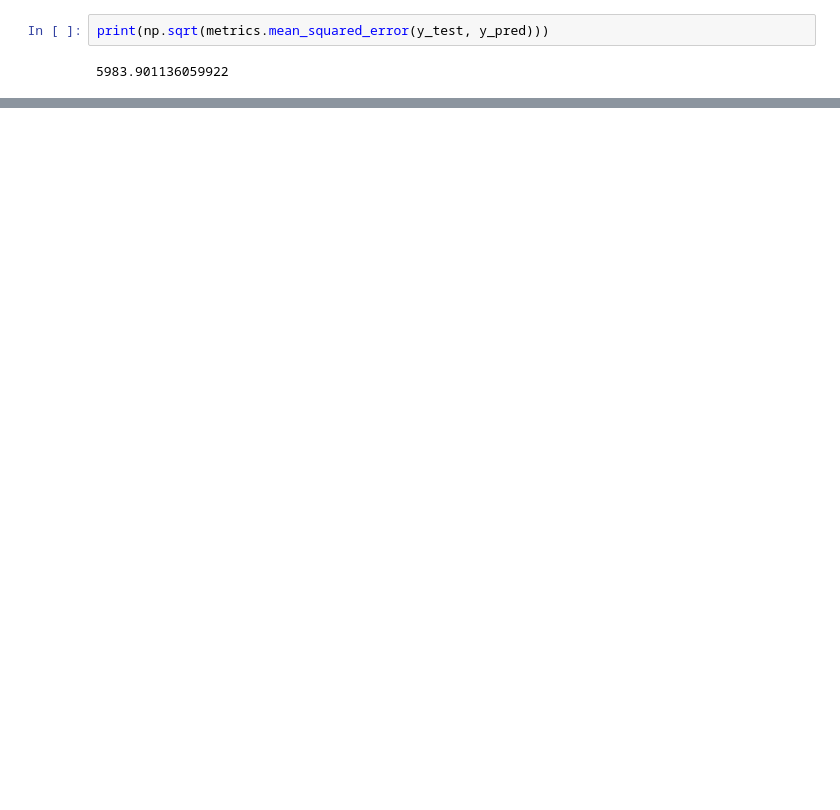
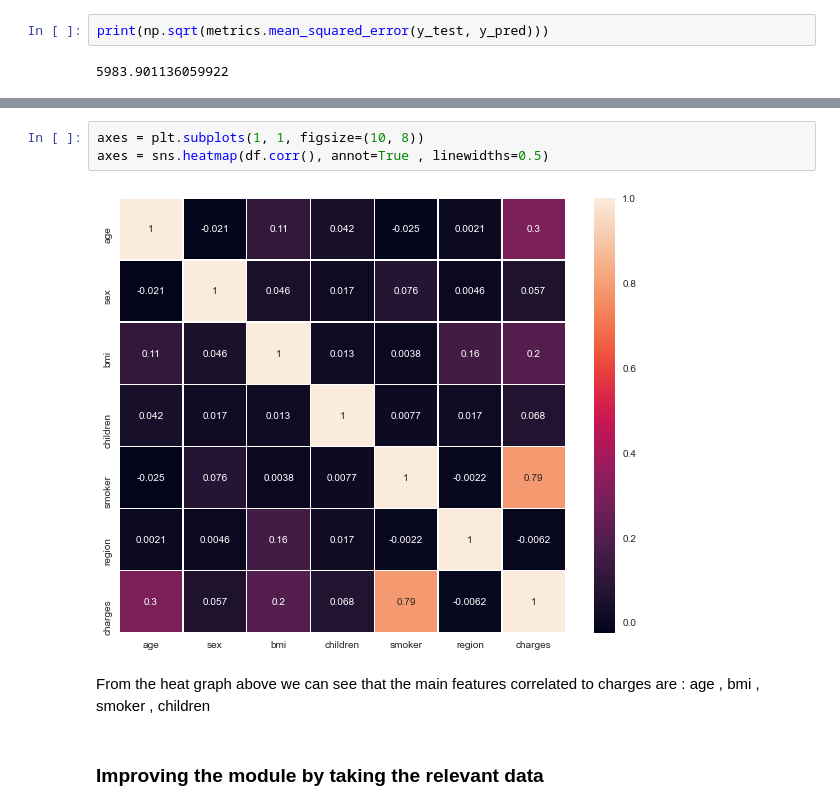
Before and after one commit to YahalomCod/Final-Project, a Jupyter notebook: Regression.ipynb, the cells around one changed output, grey strips where cells are left out. Saved outputs shown, nothing was run; the diff lists cells and outputs as text; blank space fills up the shorter version.

```diff
--- a/Regression.ipynb
+++ b/Regression.ipynb
@@ -122,0 +130,9 @@ From the results above we can see that our linear module has around 20%+- of acc
+# %%
+axes = plt.subplots(1, 1, figsize=(10, 8))
+axes = sns.heatmap(df.corr(), annot=True , linewidths=0.5)
+# %% [output]
+[figure, added]
+# %% [markdown]
+From the heat graph above we can see that the main features correlated to charges are : age , bmi , smoker , children
+# %% [markdown]
+### Improving the module by taking the relevant data
```
Also changed, not shown: parts of 16 cells of this notebook.
